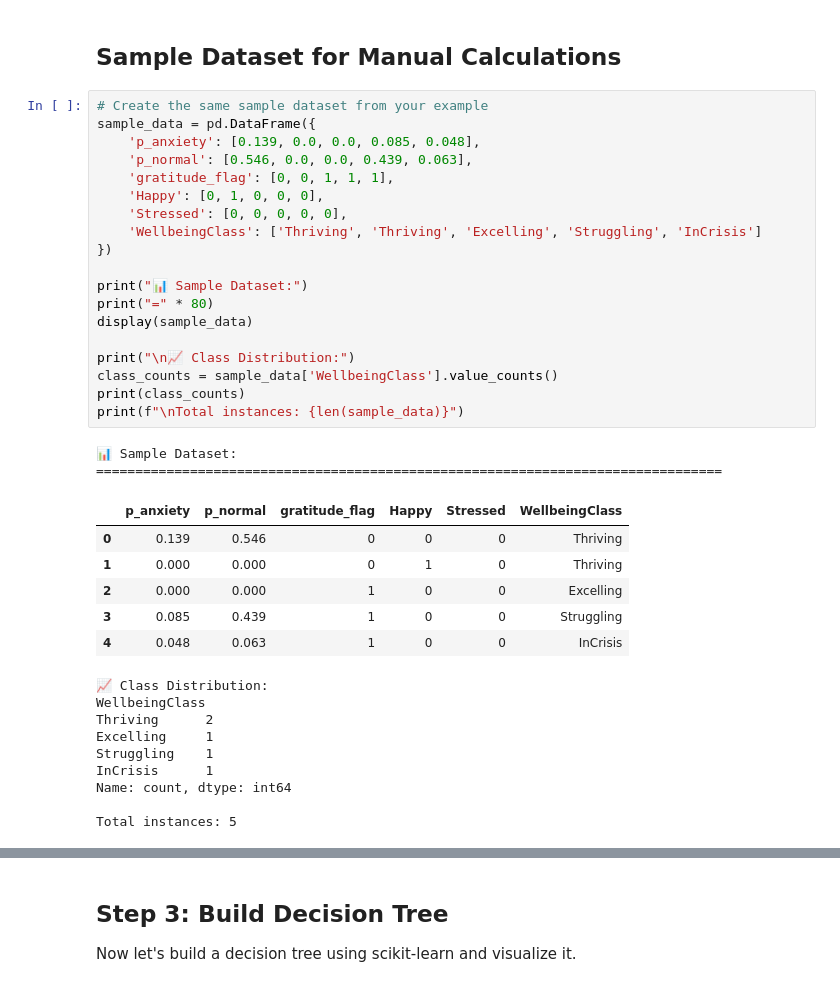
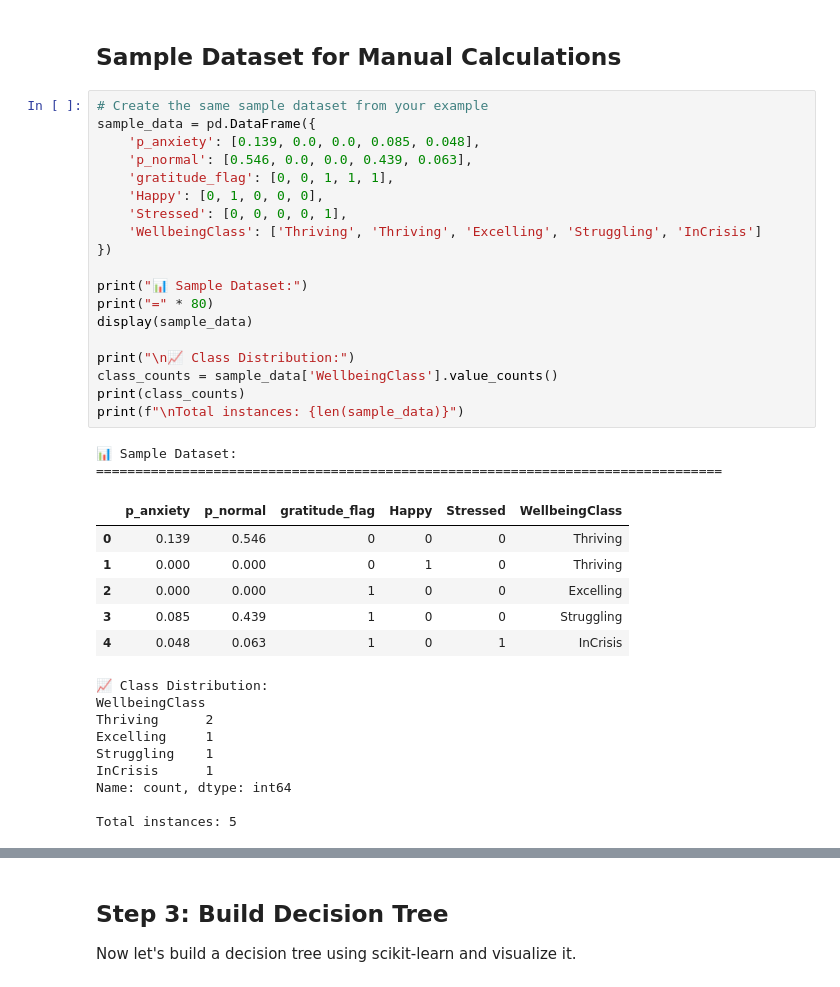
Before and after one commit to majiinB/Heron-wellnest-ml-model, a Jupyter notebook: notebooks/util/tree-algorithms-explained.ipynb, the cells around one changed output, grey strips where cells are left out. Cells and saved outputs as stored; diff of their text form.

```diff
--- a/notebooks/util/tree-algorithms-explained.ipynb
+++ b/notebooks/util/tree-algorithms-explained.ipynb
@@ -61,31 +61,31 @@ A **Decision Tree** is a supervised learning algorithm that recursively splits d
 # %%
 # Create the same sample dataset from your example
 sample_data = pd.DataFrame({
     'p_anxiety': [0.139, 0.0, 0.0, 0.085, 0.048],
     'p_normal': [0.546, 0.0, 0.0, 0.439, 0.063],
     'gratitude_flag': [0, 0, 1, 1, 1],
     'Happy': [0, 1, 0, 0, 0],
-    'Stressed': [0, 0, 0, 0, 0],
+    'Stressed': [0, 0, 0, 0, 1],
     'WellbeingClass': ['Thriving', 'Thriving', 'Excelling', 'Struggling', 'InCrisis']
 })
 
 print("📊 Sample Dataset:")
 print("=" * 80)
 display(sample_data)
 
 print("\n📈 Class Distribution:")
 class_counts = sample_data['WellbeingClass'].value_counts()
 print(class_counts)
 print(f"\nTotal instances: {len(sample_data)}")
 # %% [output]
 📊 Sample Dataset:
 ================================================================================
 |  | p_anxiety | p_normal | gratitude_flag | Happy | Stressed | WellbeingClass |
 | 0 | 0.139 | 0.546 | 0 | 0 | 0 | Thriving |
 | 1 | 0.000 | 0.000 | 0 | 1 | 0 | Thriving |
 | 2 | 0.000 | 0.000 | 1 | 0 | 0 | Excelling |
 | 3 | 0.085 | 0.439 | 1 | 0 | 0 | Struggling |
-| 4 | 0.048 | 0.063 | 1 | 0 | 0 | InCrisis |
+| 4 | 0.048 | 0.063 | 1 | 0 | 1 | InCrisis |
 📈 Class Distribution:
 WellbeingClass
 Thriving      2
```
Also changed, not shown: parts of 15 cells of this notebook, 1 other file.
